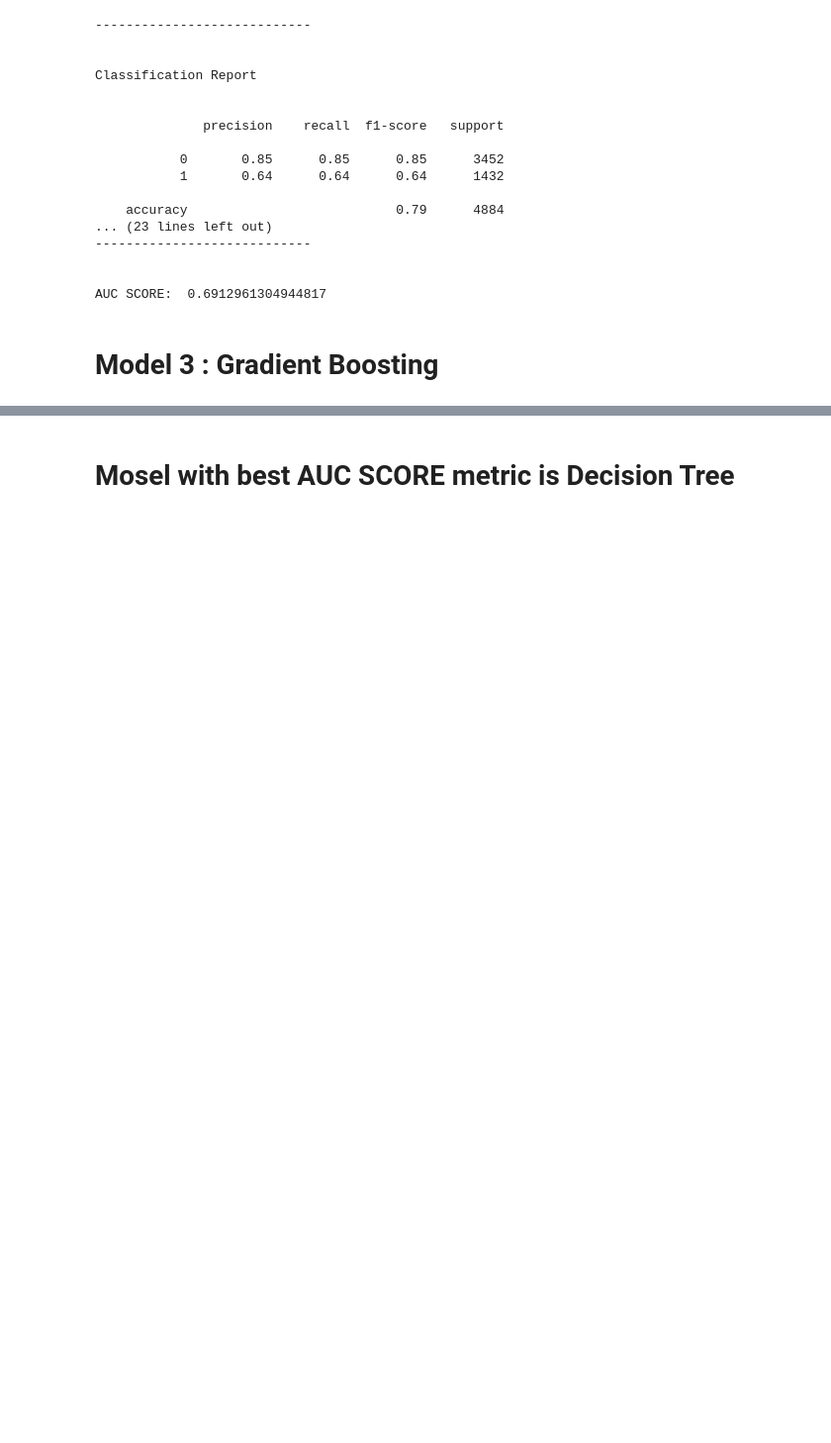
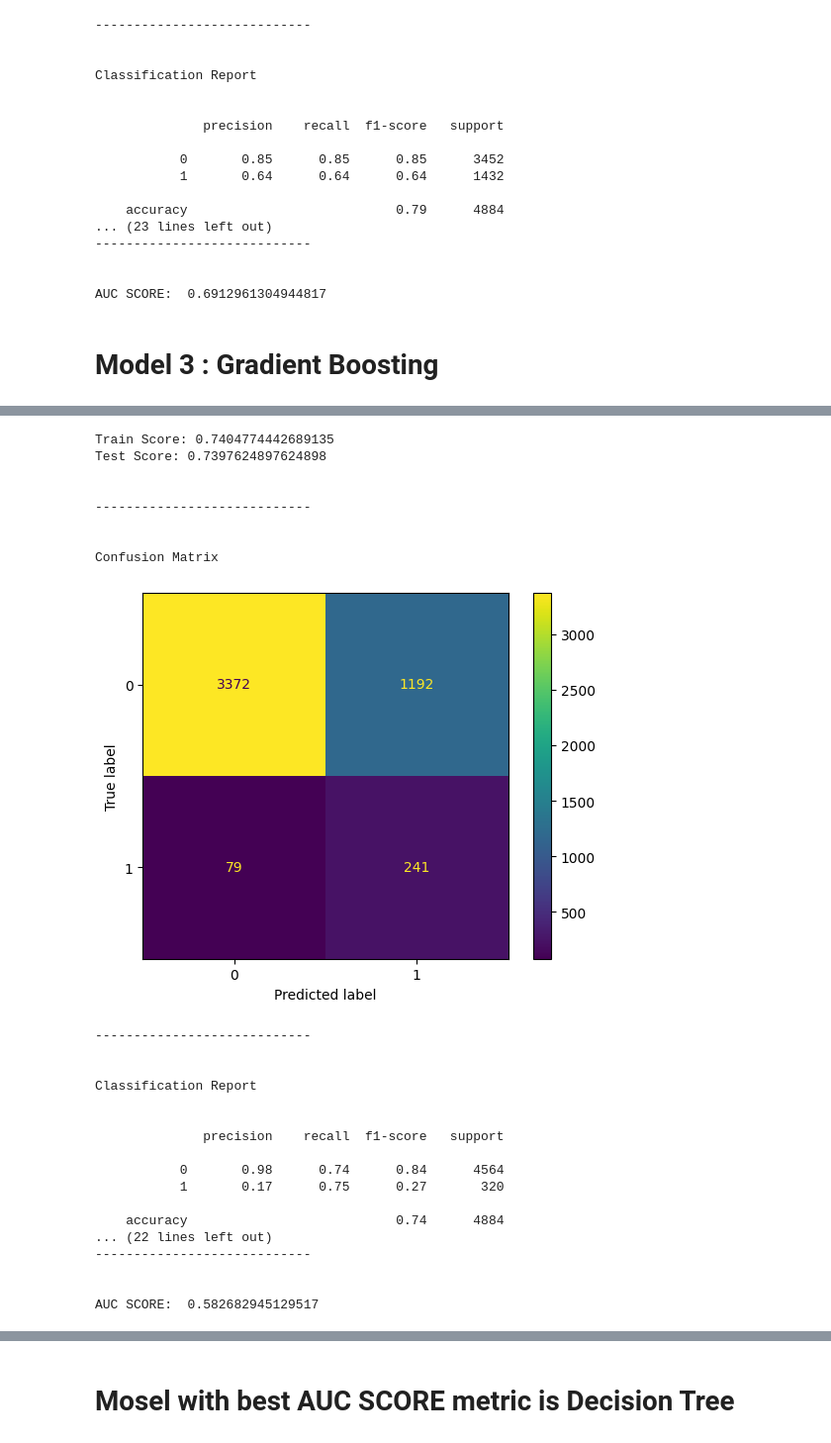
Before and after one commit to GrishkaYesenin/Spam-Classification-Challenge-ML-, a Jupyter notebook: Spam_ipnb.ipynb, the cells around one changed output, grey strips where cells are left out. Shown at 99% size. Drawn from its saved outputs; the diff is of its cells as text; code cells hidden in the pictures; blank space fills up the shorter version.

```diff
--- a/Spam_ipnb.ipynb
+++ b/Spam_ipnb.ipynb
@@ -327,0 +415,9 @@ AUC SCORE:  0.6492132890402202
+# %%
+param_grid = {
+    'hidden_layer_sizes': [(150,100,50), (120,80,40), (100,50,30)],
+    'max_iter': [80],
+    'activation': ['tanh'],
+    'solver': ['adam'],
+    'alpha': [0.05],
+    'learning_rate': ['adaptive'],
+}
@@ -327,0 +475,29 @@ AUC SCORE:  0.6492132890402202
+# %%
+ML(grid)
+# %% [output]
+Train Score: 0.7404774442689135
+Test Score: 0.7397624897624898
+
+
+----------------------------
+
+
+Confusion Matrix
+[figure, added]
+----------------------------
+
+
+Classification Report
+
+
+              precision    recall  f1-score   support
+
+           0       0.98      0.74      0.84      4564
+           1       0.17      0.75      0.27       320
+
+    accuracy                           0.74      4884
+... (22 lines left out)
+----------------------------
+
+
+AUC SCORE:  0.582682945129517
```
Also changed, not shown: parts of 19 cells of this notebook.
